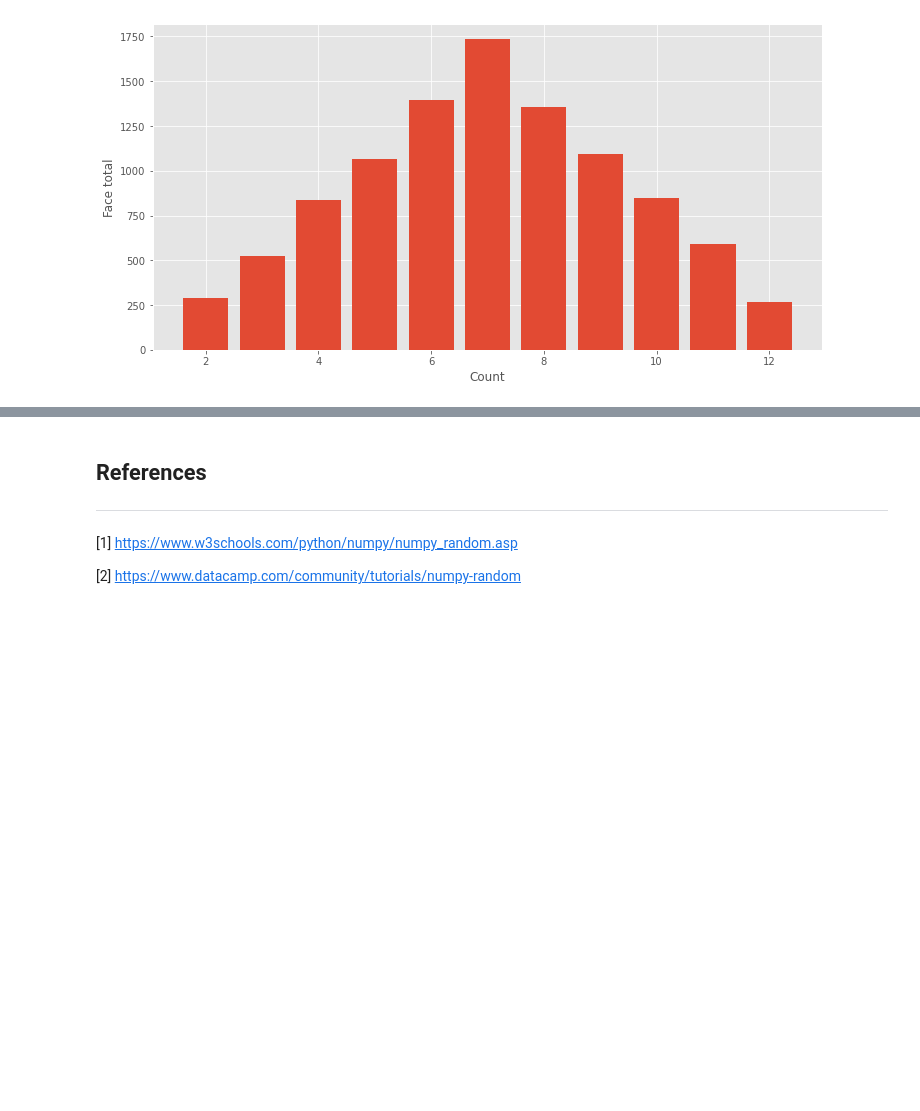
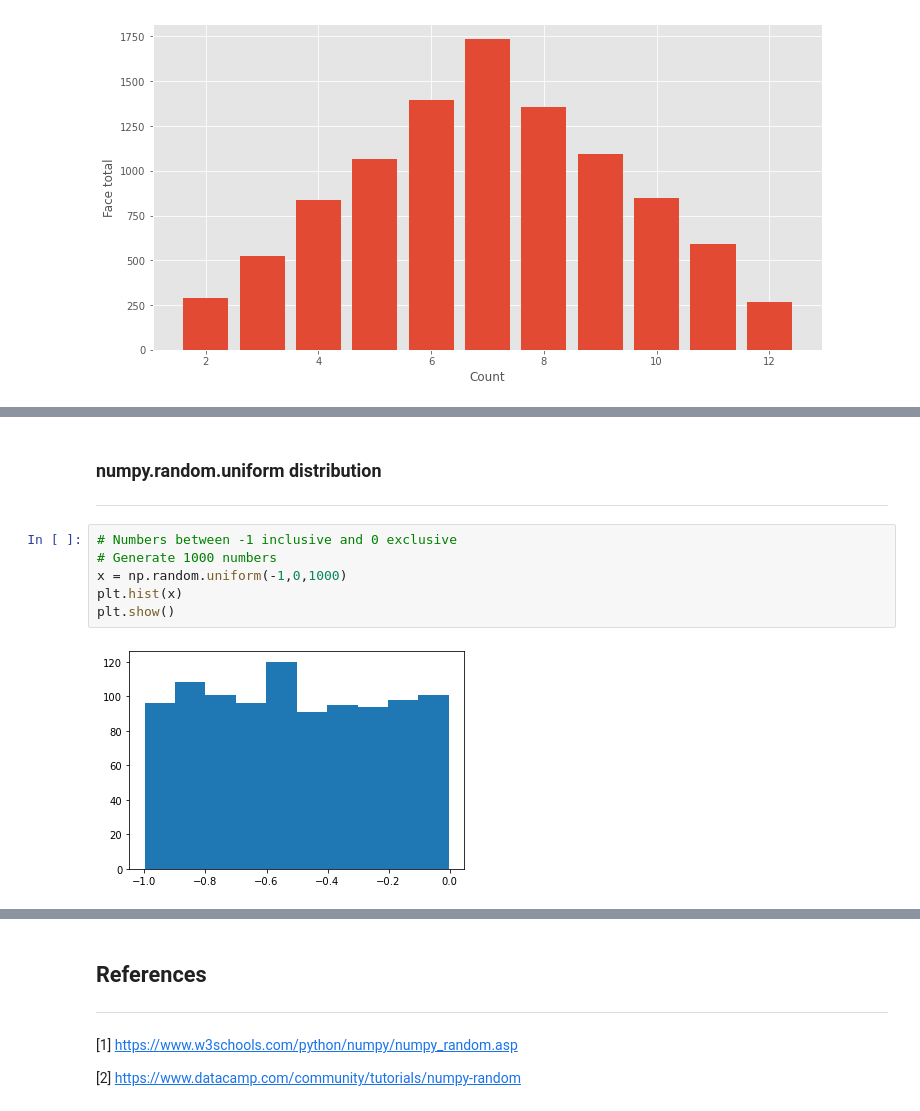
Before and after one commit to amandamurray2021/fundamentals-of-data-analysis-project, a Jupyter notebook: numpy-random.ipynb, the cells around one changed output, grey strips where cells are left out. Drawn from its saved outputs; the diff is of its cells as text; blank space fills up the shorter version.

```diff
--- a/numpy-random.ipynb
+++ b/numpy-random.ipynb
@@ -222,0 +256,12 @@ ax.set_xlabel('Count');
+# %% [markdown]
+### numpy.random.uniform distribution
+
+***
+# %%
+# Numbers between -1 inclusive and 0 exclusive
+# Generate 1000 numbers
+x = np.random.uniform(-1,0,1000)
+plt.hist(x)
+plt.show()
+# %% [output]
+[figure, added]
```
Also changed, not shown: parts of 10 cells of this notebook.
